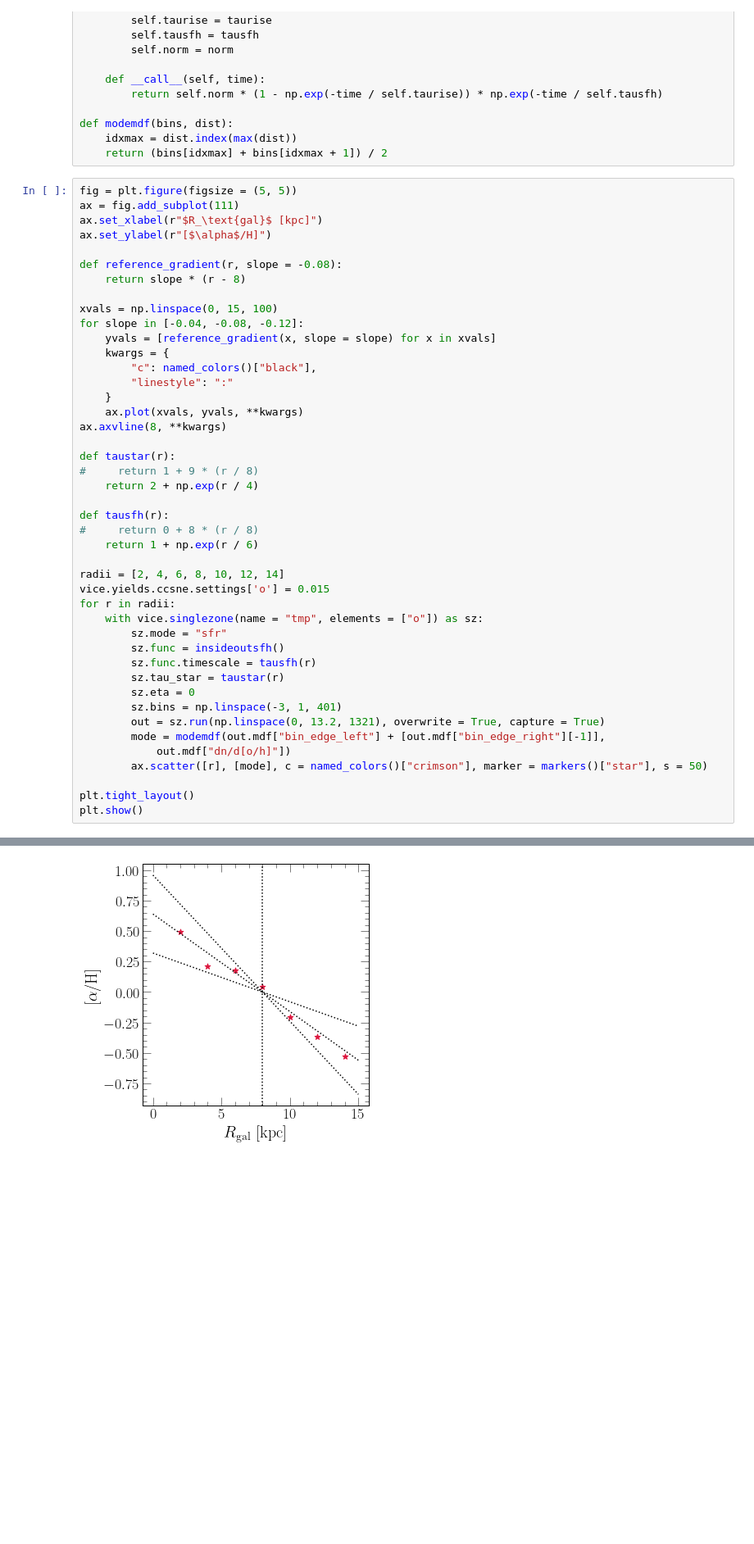
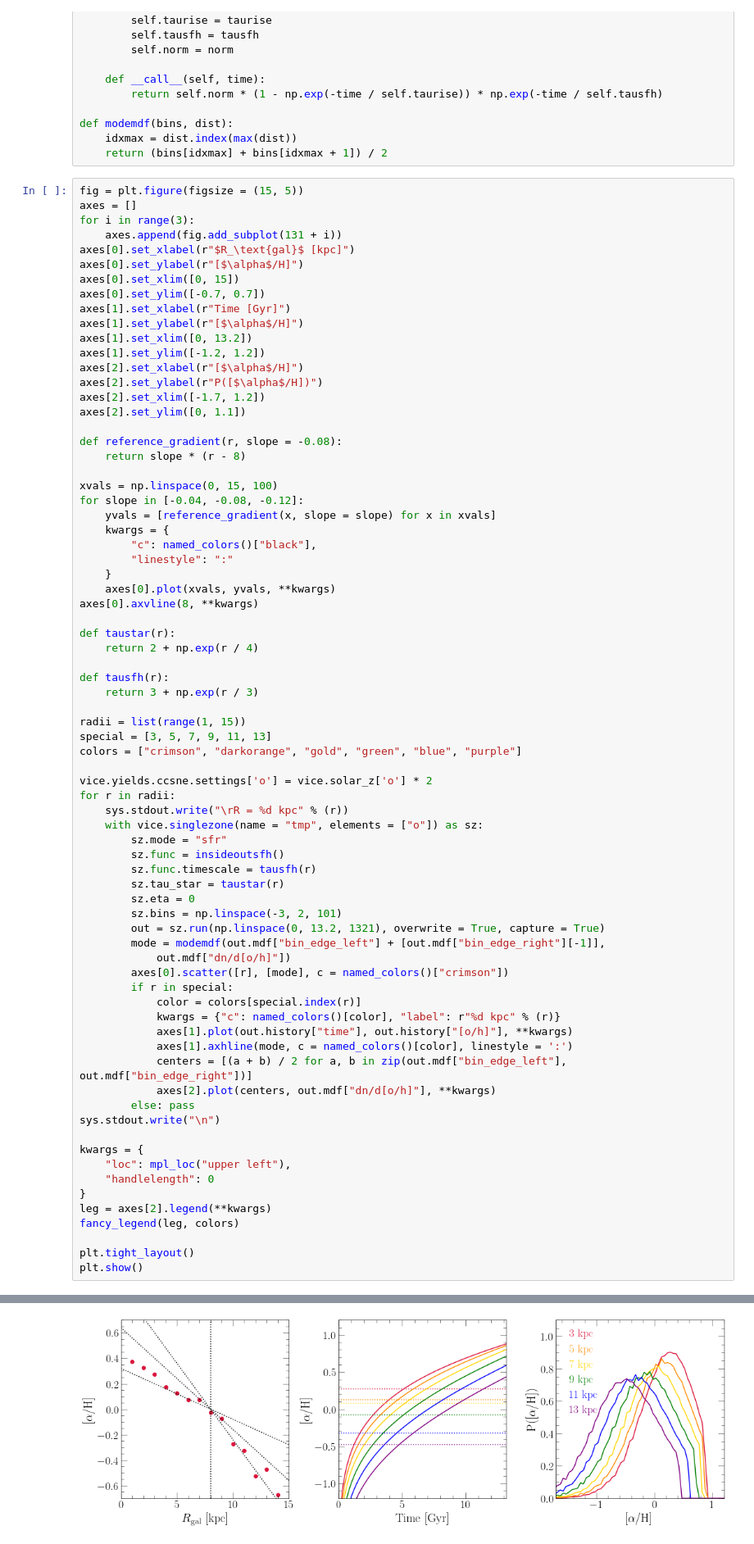
Before and after one commit to giganano/outflows, a Jupyter notebook: notebooks/gradient.ipynb, the cells around one changed output, grey strips where cells are left out. Shown: that part at 82% size. Cells and saved outputs as stored; diff of their text form; blank space fills up the shorter version.

```diff
--- a/notebooks/gradient.ipynb
+++ b/notebooks/gradient.ipynb
@@ -233,10 +233,22 @@ def modemdf(bins, dist):
     idxmax = dist.index(max(dist))
     return (bins[idxmax] + bins[idxmax + 1]) / 2
 # %%
-fig = plt.figure(figsize = (5, 5))
-ax = fig.add_subplot(111)
-ax.set_xlabel(r"$R_\text{gal}$ [kpc]")
-ax.set_ylabel(r"[$\alpha$/H]")
+fig = plt.figure(figsize = (15, 5))
+axes = []
+for i in range(3):
+    axes.append(fig.add_subplot(131 + i))
+axes[0].set_xlabel(r"$R_\text{gal}$ [kpc]")
+axes[0].set_ylabel(r"[$\alpha$/H]")
+axes[0].set_xlim([0, 15])
+axes[0].set_ylim([-0.7, 0.7])
+axes[1].set_xlabel(r"Time [Gyr]")
+axes[1].set_ylabel(r"[$\alpha$/H]")
+axes[1].set_xlim([0, 13.2])
+axes[1].set_ylim([-1.2, 1.2])
+axes[2].set_xlabel(r"[$\alpha$/H]")
+axes[2].set_ylabel(r"P([$\alpha$/H])")
+axes[2].set_xlim([-1.7, 1.2])
+axes[2].set_ylim([0, 1.1])
 
 def reference_gradient(r, slope = -0.08):
     return slope * (r - 8)
@@ -248,31 +260,49 @@ for slope in [-0.04, -0.08, -0.12]:
         "c": named_colors()["black"],
         "linestyle": ":"
     }
-    ax.plot(xvals, yvals, **kwargs)
-ax.axvline(8, **kwargs)
+    axes[0].plot(xvals, yvals, **kwargs)
+axes[0].axvline(8, **kwargs)
 
 def taustar(r):
-#     return 1 + 9 * (r / 8)
     return 2 + np.exp(r / 4)
 
 def tausfh(r):
-#     return 0 + 8 * (r / 8)
-    return 1 + np.exp(r / 6)
+    return 3 + np.exp(r / 3)
 
-radii = [2, 4, 6, 8, 10, 12, 14]
-vice.yields.ccsne.settings['o'] = 0.015
+radii = list(range(1, 15))
+special = [3, 5, 7, 9, 11, 13]
+colors = ["crimson", "darkorange", "gold", "green", "blue", "purple"]
+
+vice.yields.ccsne.settings['o'] = vice.solar_z['o'] * 2
 for r in radii:
+    sys.stdout.write("\rR = %d kpc" % (r))
     with vice.singlezone(name = "tmp", elements = ["o"]) as sz:
         sz.mode = "sfr"
         sz.func = insideoutsfh()
         sz.func.timescale = tausfh(r)
         sz.tau_star = taustar(r)
         sz.eta = 0
-        sz.bins = np.linspace(-3, 1, 401)
+        sz.bins = np.linspace(-3, 2, 101)
         out = sz.run(np.linspace(0, 13.2, 1321), overwrite = True, capture = True)
         mode = modemdf(out.mdf["bin_edge_left"] + [out.mdf["bin_edge_right"][-1]],
             out.mdf["dn/d[o/h]"])
-        ax.scatter([r], [mode], c = named_colors()["crimson"], marker = markers()["star"], s = 50)
+        axes[0].scatter([r], [mode], c = named_colors()["crimson"])
+        if r in special:
+            color = colors[special.index(r)]
+            kwargs = {"c": named_colors()[color], "label": r"%d kpc" % (r)}
+            axes[1].plot(out.history["time"], out.history["[o/h]"], **kwargs)
+            axes[1].axhline(mode, c = named_colors()[color], linestyle = ':')
+            centers = [(a + b) / 2 for a, b in zip(out.mdf["bin_edge_left"], out.mdf["bin_edge_right"])]
+            axes[2].plot(centers, out.mdf["dn/d[o/h]"], **kwargs)
+        else: pass
+sys.stdout.write("\n")
+
+kwargs = {
+    "loc": mpl_loc("upper left"),
+    "handlelength": 0
+}
+leg = axes[2].legend(**kwargs)
+fancy_legend(leg, colors)
 
 plt.tight_layout()
 plt.show()
@@ -280 +312 @@ plt.show()
-[figure, old version]
+[figure, new version]
```
Also changed, not shown: parts of 2 cells of this notebook, 1 other file.
